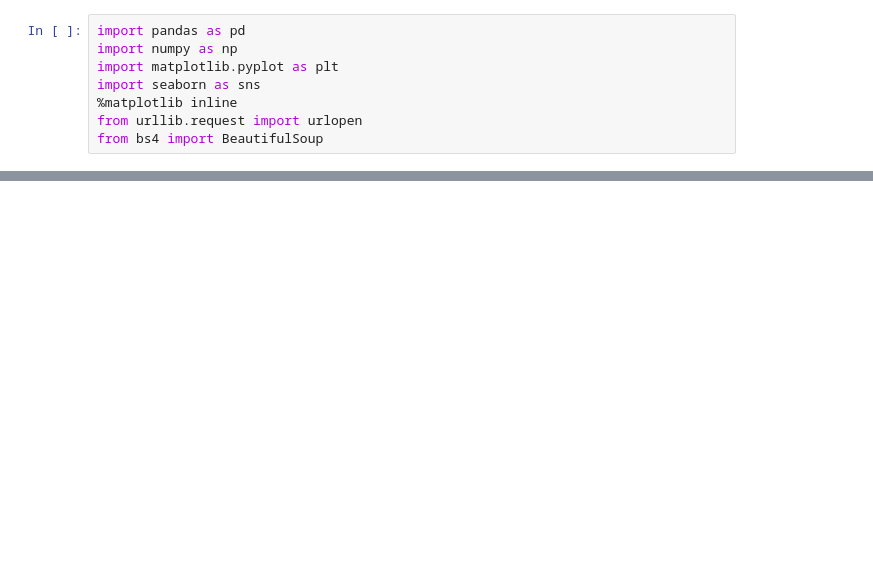
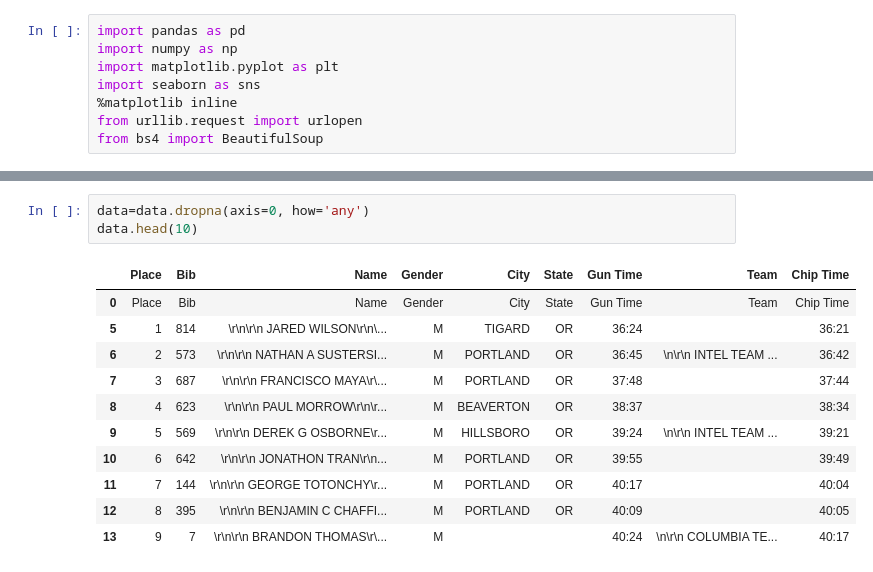
Before and after one commit to trinhvanypro1/Learning-Python-Advanced, a Jupyter notebook: Web_Scraping.ipynb, the cells around one changed output, grey strips where cells are left out. Drawn from its saved outputs; the diff is of its cells as text; blank space fills up the shorter version.

```diff
--- a/Web_Scraping.ipynb
+++ b/Web_Scraping.ipynb
@@ -76,0 +132,15 @@ print(cleantext)
+# %%
+data=data.dropna(axis=0, how='any')
+data.head(10)
+# %% [output]
+|  | Place | Bib | Name | Gender | City | State | Gun Time | Team | Chip Time |
+| 0 | Place | Bib | Name | Gender | City | State | Gun Time | Team | Chip Time |
+| 5 | 1 | 814 | \r\n\r\n JARED WILSON\r\n\... | M | TIGARD | OR | 36:24 |  | 36:21 |
+| 6 | 2 | 573 | \r\n\r\n NATHAN A SUSTERSI... | M | PORTLAND | OR | 36:45 | \n\r\n INTEL TEAM ... | 36:42 |
+| 7 | 3 | 687 | \r\n\r\n FRANCISCO MAYA\r\... | M | PORTLAND | OR | 37:48 |  | 37:44 |
+| 8 | 4 | 623 | \r\n\r\n PAUL MORROW\r\n\r... | M | BEAVERTON | OR | 38:37 |  | 38:34 |
+| 9 | 5 | 569 | \r\n\r\n DEREK G OSBORNE\r... | M | HILLSBORO | OR | 39:24 | \n\r\n INTEL TEAM ... | 39:21 |
+| 10 | 6 | 642 | \r\n\r\n JONATHON TRAN\r\n... | M | PORTLAND | OR | 39:55 |  | 39:49 |
+| 11 | 7 | 144 | \r\n\r\n GEORGE TOTONCHY\r... | M | PORTLAND | OR | 40:17 |  | 40:04 |
+| 12 | 8 | 395 | \r\n\r\n BENJAMIN C CHAFFI... | M | PORTLAND | OR | 40:09 |  | 40:05 |
+| 13 | 9 | 7 | \r\n\r\n BRANDON THOMAS\r\... | M |  |  | 40:24 | \n\r\n COLUMBIA TE... | 40:17 |
```
Also changed, not shown: parts of 19 cells of this notebook.
